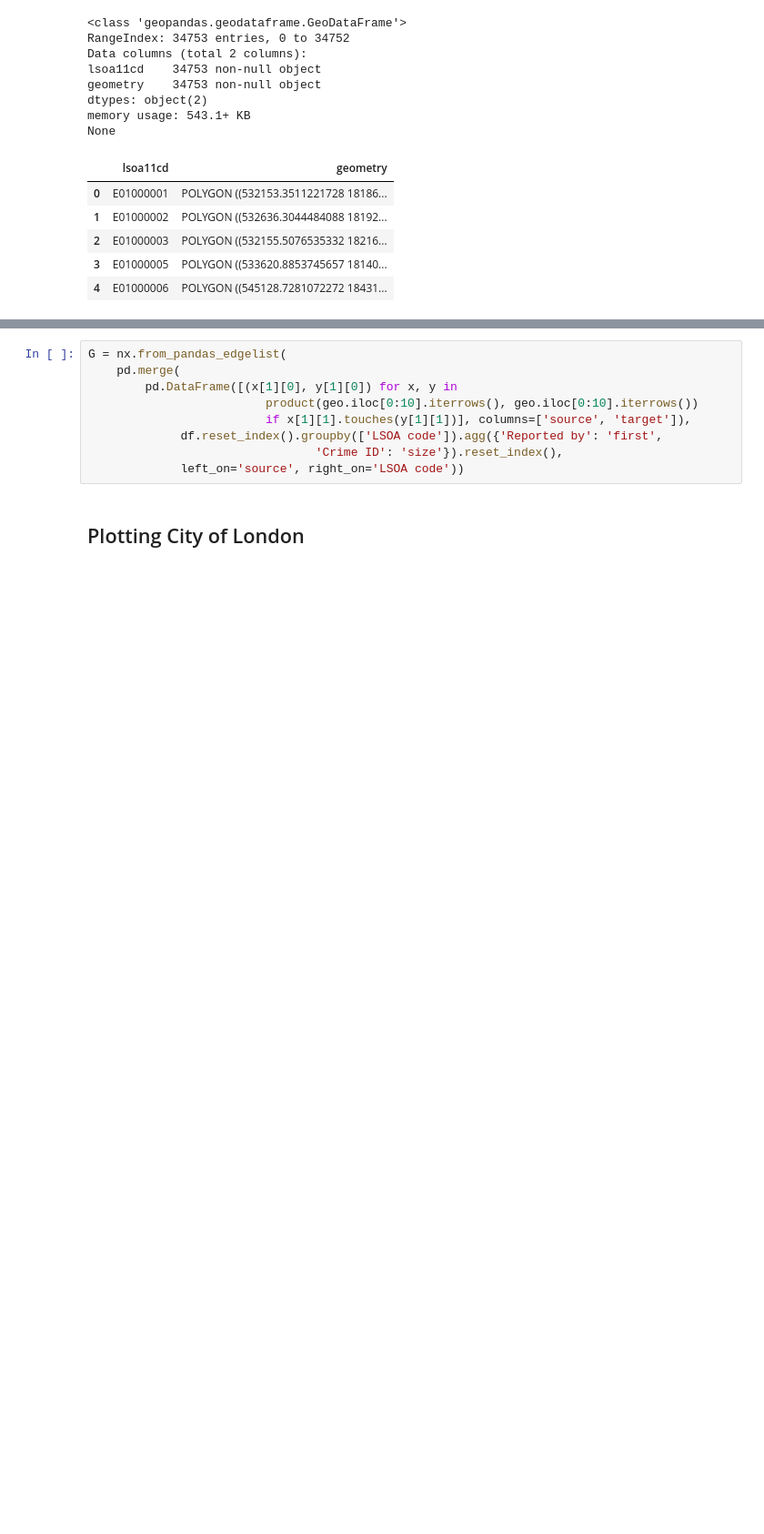
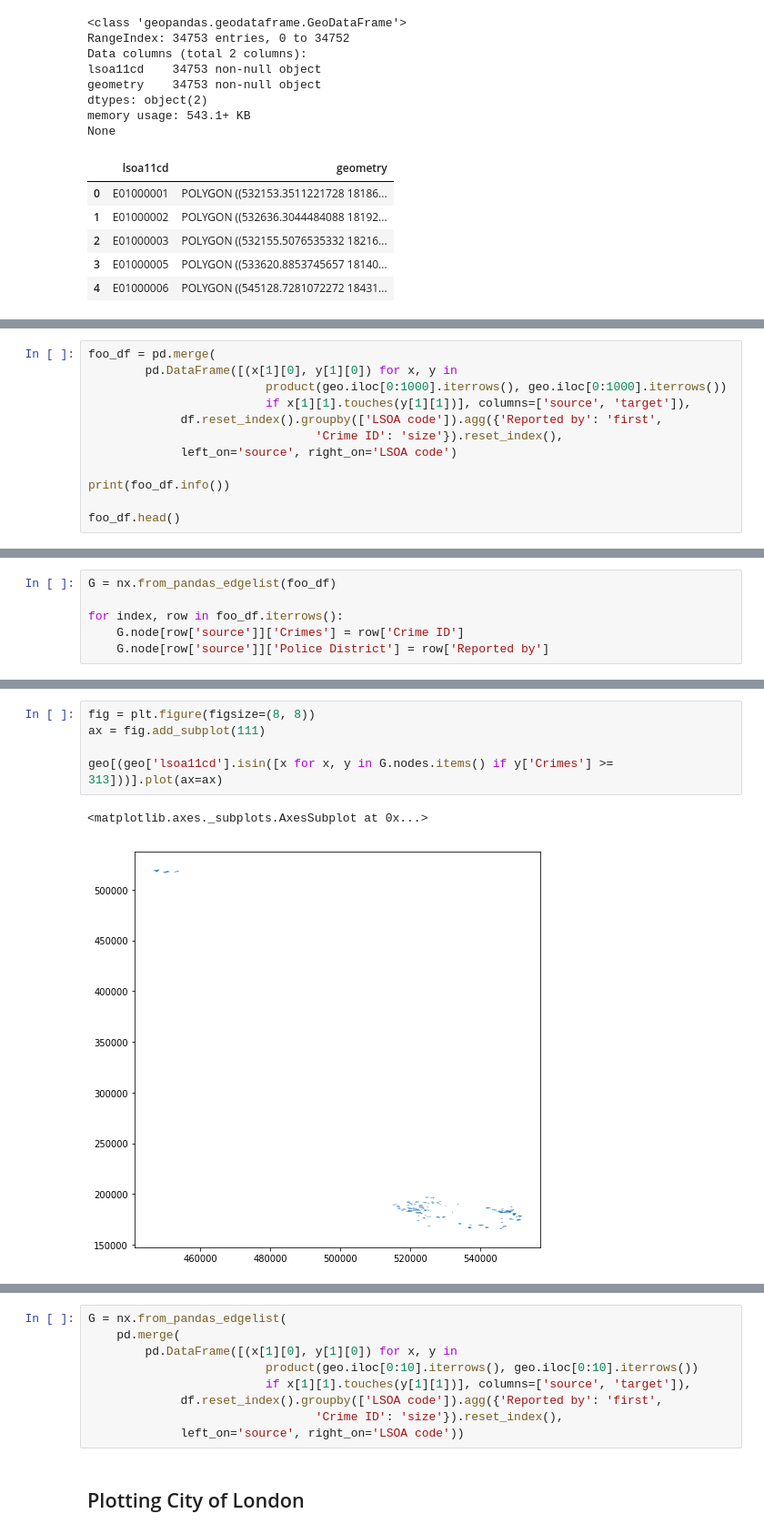
Before and after one commit to jaspajjr/open-data-lsoa, a Jupyter notebook: data-exploration.ipynb, the cells around one changed output, grey strips where cells are left out. Shown at 91% size. Drawn from its saved outputs; the diff is of its cells as text; blank space fills up the shorter version.

Commit message:
Got basic networkx graph created (cludge)

```diff
--- a/data-exploration.ipynb
+++ b/data-exploration.ipynb
@@ -185,0 +235,12 @@ None
+# %%
+foo_df = pd.merge(
+        pd.DataFrame([(x[1][0], y[1][0]) for x, y in
+                         product(geo.iloc[0:1000].iterrows(), geo.iloc[0:1000].iterrows())
+                         if x[1][1].touches(y[1][1])], columns=['source', 'target']),
+             df.reset_index().groupby(['LSOA code']).agg({'Reported by': 'first',
+                                'Crime ID': 'size'}).reset_index(),
+             left_on='source', right_on='LSOA code')
+
+print(foo_df.info())
+
+foo_df.head()
@@ -185,0 +265,6 @@ None
+# %%
+G = nx.from_pandas_edgelist(foo_df)
+
+for index, row in foo_df.iterrows():
+    G.node[row['source']]['Crimes'] = row['Crime ID']
+    G.node[row['source']]['Police District'] = row['Reported by']
@@ -185,0 +280,8 @@ None
+# %%
+fig = plt.figure(figsize=(8, 8))
+ax = fig.add_subplot(111)
+
+geo[(geo['lsoa11cd'].isin([x for x, y in G.nodes.items() if y['Crimes'] >= 313]))].plot(ax=ax)
+# %% [output]
+<matplotlib.axes._subplots.AxesSubplot at 0x...>
+[figure, added]
```
Also changed, not shown: parts of 6 cells of this notebook, 1 other file.
